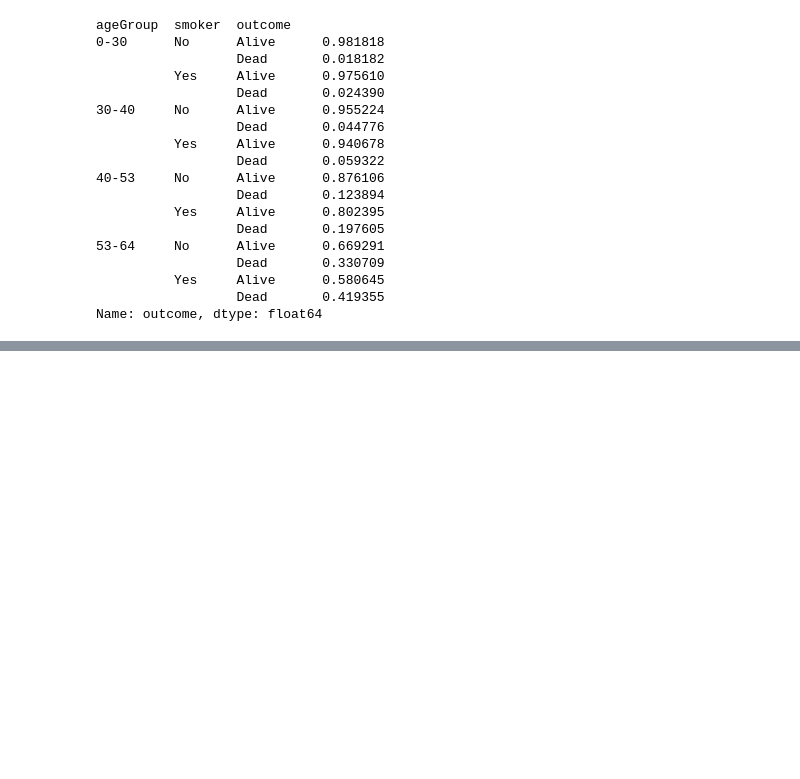
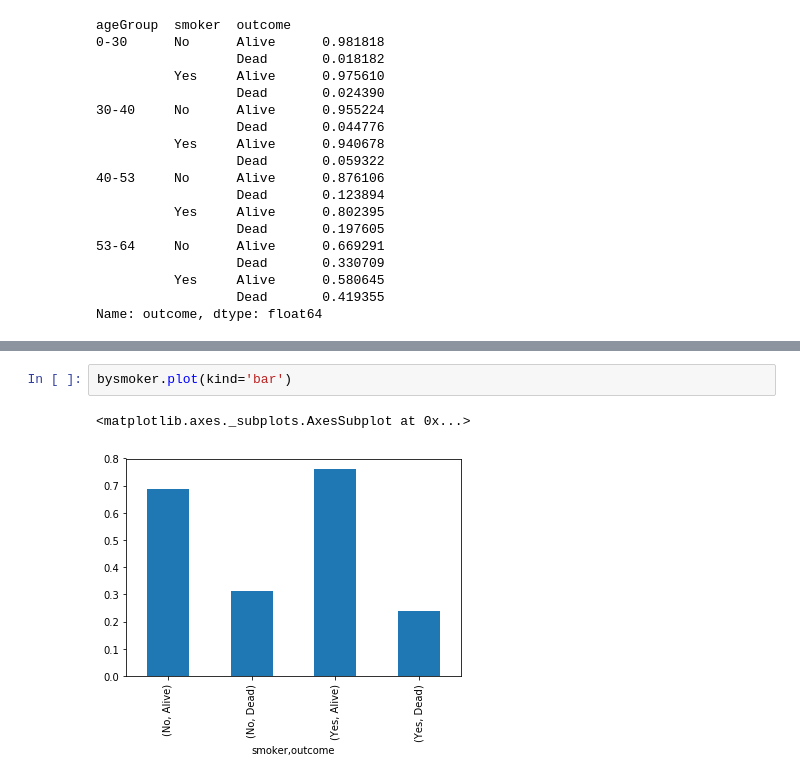
Before and after one commit to fabianfranklinhuffstead/VariousDatasetAnalysis, a Jupyter notebook: Exercise Files/chapter3/workbook_03_07.ipynb, the cells around one changed output, grey strips where cells are left out. Drawn from its saved outputs; the diff is of its cells as text; blank space fills up the shorter version.

```diff
--- a/Exercise Files/chapter3/workbook_03_07.ipynb
+++ b/Exercise Files/chapter3/workbook_03_07.ipynb
@@ -63,0 +75,5 @@ Text(0.5,1,'smoker')
+# %%
+bysmoker.plot(kind='bar')
+# %% [output]
+<matplotlib.axes._subplots.AxesSubplot at 0x...>
+[figure, added]
```
Also changed, not shown: parts of 9 cells of this notebook.
